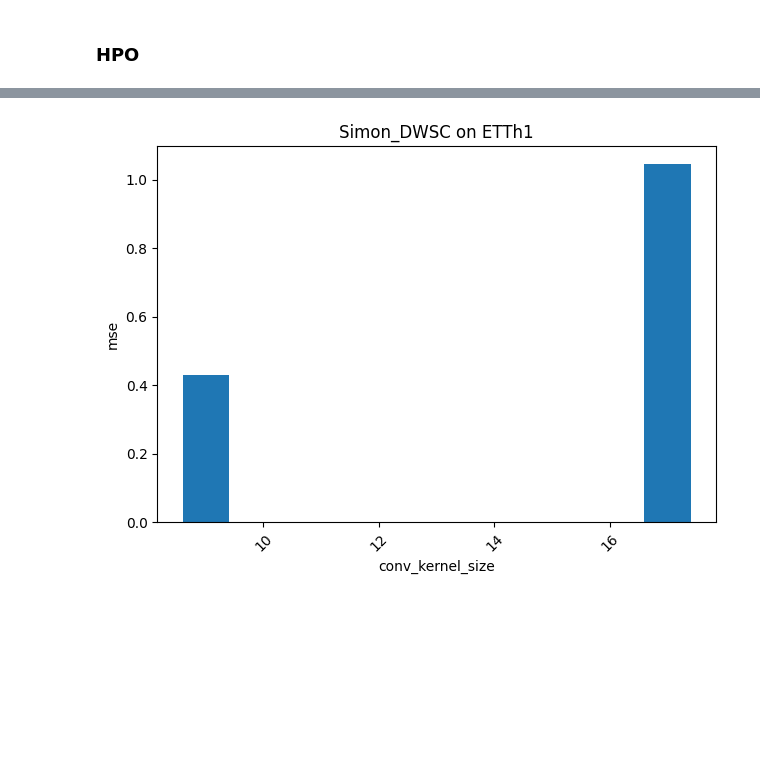
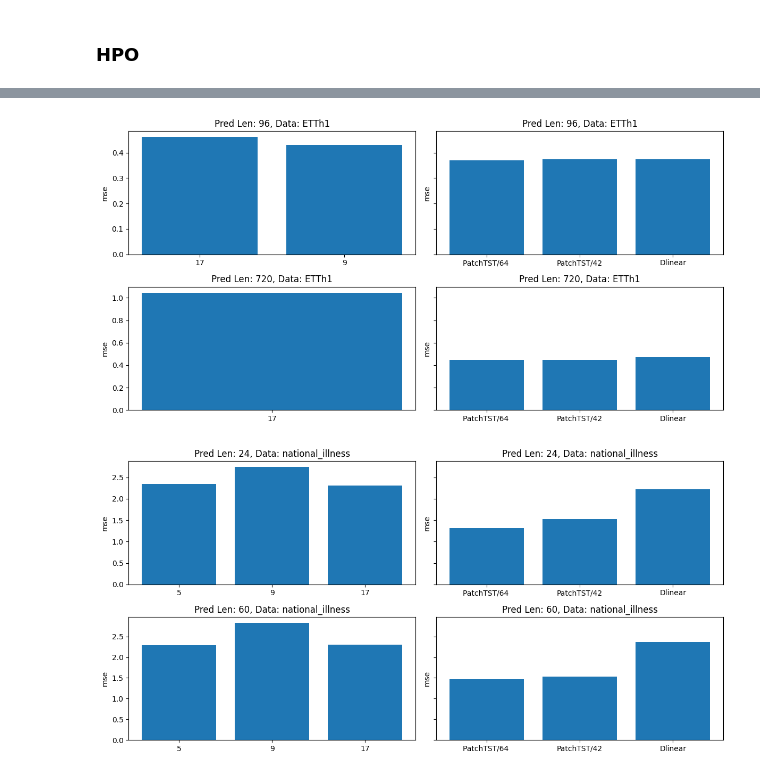
Before and after one commit to simonkral/Thesis_MTSF, a Jupyter notebook: visualization/test.ipynb, the cells around one changed output, grey strips where cells are left out. Saved outputs shown, nothing was run; the diff lists cells and outputs as text; code cells hidden in the pictures; blank space fills up the shorter version.

Commit message:
Updated visualization (HPO)

```diff
--- a/visualization/test.ipynb
+++ b/visualization/test.ipynb
@@ -75,0 +85,3 @@ See the caveats in the documentation: https://pandas.pydata.org/pandas-docs/stab
+# %%
+paper_results_df = pd.read_csv('../paper_results.csv')
+paper_results_df.head()
@@ -77,6 +96,18 @@ See the caveats in the documentation: https://pandas.pydata.org/pandas-docs/stab
 ### HPO
 # %%
 model = "Simon_DWSC"
-data = "ETTh1"
+#data = "ETTh1"
 hyperparam = "conv_kernel_size"
 metric = "mse"
+
+df_hpo = df_subset[(df_subset['model'] == model)]
+df_hpo = df_hpo.dropna()
+display(df_hpo.head())
+
+df_ref = paper_results_df[(paper_results_df['source'] == "nie2023_patchtst")]
+
+
+df_ref.columns = ['data_path', 'pred_len', 'mse', 'mae', 'model', 'source', 'model_source']
+df_ref = df_ref.replace("ILI", "national_illness")
+
+display(df_ref.head())
@@ -83,15 +127,23 @@ metric = "mse"
 # %%
-df_hpo = df_subset[(df_subset['model'] == model) & (df_subset['data_path'] == data)]
-df_hpo = df_hpo.dropna()
+pred_len_list = [96, 720]
+data_path_list = ["ETTh1"]
 
-display(df_hpo.head())
+fig, axs = plt.subplots(len(pred_len_list)*len(data_path_list), 2, figsize=(12, 6), sharey='row')
 
-# Plotting
-plt.bar(df_hpo[hyperparam], df_hpo[metric])
-plt.xlabel(hyperparam)
-plt.ylabel(metric)
-plt.title(model + " on " + data)
-plt.xticks(rotation=45)
+#df_ref = df_ref[(df_ref['data_path'] == "ETTh1")]
+
+for i, pred_len in enumerate(pred_len_list):
+    for j, data_path in enumerate(data_path_list):
+        df_filtered = df_hpo[(df_hpo['pred_len'] == pred_len) & (df_hpo['data_path'] == data_path)]
+        axs[i * len(data_path_list) + j, 0].bar(df_filtered[hyperparam].astype(int).astype(str), df_filtered[metric])
+        axs[i * len(data_path_list) + j, 0].set_title(f'Pred Len: {pred_len}, Data: {data_path}')
+        axs[i * len(data_path_list) + j, 0].set_ylabel(metric)
+
+        df_filtered = df_ref[(df_ref['pred_len'] == str(pred_len)) & (df_ref['data_path'] == data_path)]    # str(pred_len) to match the type in df_ref, "Avg"...
+        axs[i * len(data_path_list) + j, 1].bar(df_filtered["model"], df_filtered[metric])
+        axs[i * len(data_path_list) + j, 1].set_title(f'Pred Len: {pred_len}, Data: {data_path}')
+        axs[i * len(data_path_list) + j, 1].set_ylabel(metric)
+
 plt.tight_layout()
 plt.show()
 # %% [output]
@@ -102 +150,25 @@ plt.show()
-[figure, old version]
+[figure, new version]
+# %%
+pred_len_list = [24, 60]
+data_path_list = ["national_illness"]
+
+fig, axs = plt.subplots(len(pred_len_list)*len(data_path_list), 2, figsize=(12, 6), sharey='row')
+
+#df_ref = df_ref[(df_ref['data_path'] == "ETTh1")]
+
+for i, pred_len in enumerate(pred_len_list):
+    for j, data_path in enumerate(data_path_list):
+        df_filtered = df_hpo[(df_hpo['pred_len'] == pred_len) & (df_hpo['data_path'] == data_path)]
+        axs[i * len(data_path_list) + j, 0].bar(df_filtered[hyperparam].astype(int).astype(str), df_filtered[metric])
+        axs[i * len(data_path_list) + j, 0].set_title(f'Pred Len: {pred_len}, Data: {data_path}')
+        axs[i * len(data_path_list) + j, 0].set_ylabel(metric)
+
+        df_filtered = df_ref[(df_ref['pred_len'] == str(pred_len)) & (df_ref['data_path'] == data_path)]    # str(pred_len) to match the type in df_ref, "Avg"...
+        axs[i * len(data_path_list) + j, 1].bar(df_filtered["model"], df_filtered[metric])
+        axs[i * len(data_path_list) + j, 1].set_title(f'Pred Len: {pred_len}, Data: {data_path}')
+        axs[i * len(data_path_list) + j, 1].set_ylabel(metric)
+
+plt.tight_layout()
+plt.show()
+# %% [output]
+[figure, added]
```
Also changed, not shown: parts of 6 cells of this notebook, 1 other file.
